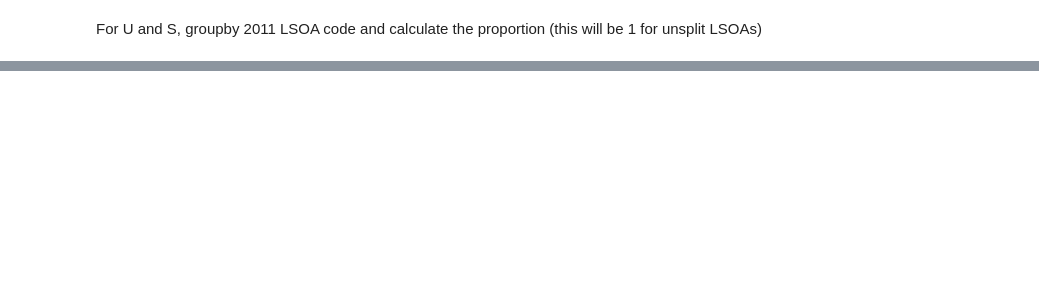
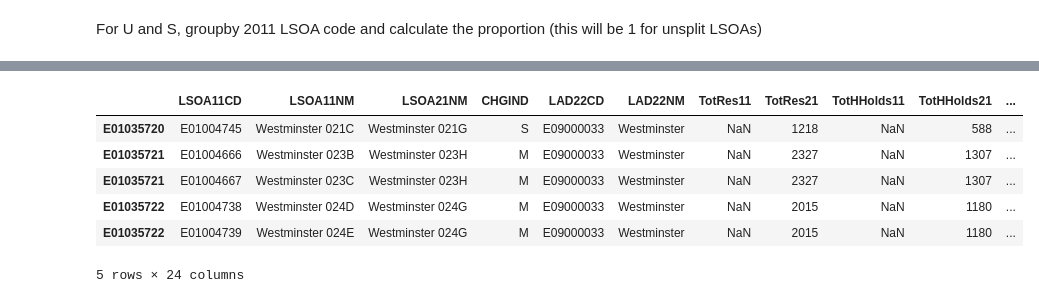
Before and after one commit to jamesdamillington/london-data, a Jupyter notebook: code/london-merge-census-geographies.ipynb, the cells around one changed output, grey strips where cells are left out. Drawn from its saved outputs; the diff is of its cells as text; code cells hidden in the pictures; blank space fills up the shorter version.

```diff
--- a/code/london-merge-census-geographies.ipynb
+++ b/code/london-merge-census-geographies.ipynb
@@ -290,0 +373,10 @@ merge_efit.to_csv(census_opath / "merge_efit.csv")
+# %%
+dat_efit.tail()
+# %% [output]
+|  | LSOA11CD | LSOA11NM | LSOA21NM | CHGIND | LAD22CD | LAD22NM | TotRes11 | TotRes21 | TotHHolds11 | TotHHolds21 | ... |
+| E01035720 | E01004745 | Westminster 021C | Westminster 021G | S | E09000033 | Westminster | NaN | 1218 | NaN | 588 | ... |
+| E01035721 | E01004666 | Westminster 023B | Westminster 023H | M | E09000033 | Westminster | NaN | 2327 | NaN | 1307 | ... |
+| E01035721 | E01004667 | Westminster 023C | Westminster 023H | M | E09000033 | Westminster | NaN | 2327 | NaN | 1307 | ... |
+| E01035722 | E01004738 | Westminster 024D | Westminster 024G | M | E09000033 | Westminster | NaN | 2015 | NaN | 1180 | ... |
+| E01035722 | E01004739 | Westminster 024E | Westminster 024G | M | E09000033 | Westminster | NaN | 2015 | NaN | 1180 | ... |
+5 rows × 24 columns
```
Also changed, not shown: parts of 33 cells of this notebook, 4 other files.
